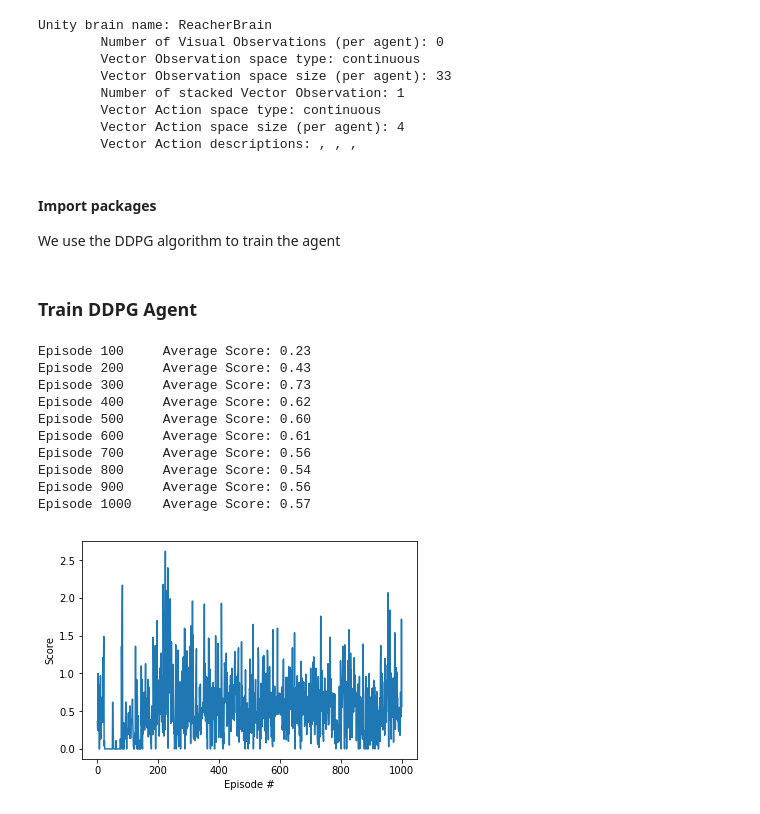
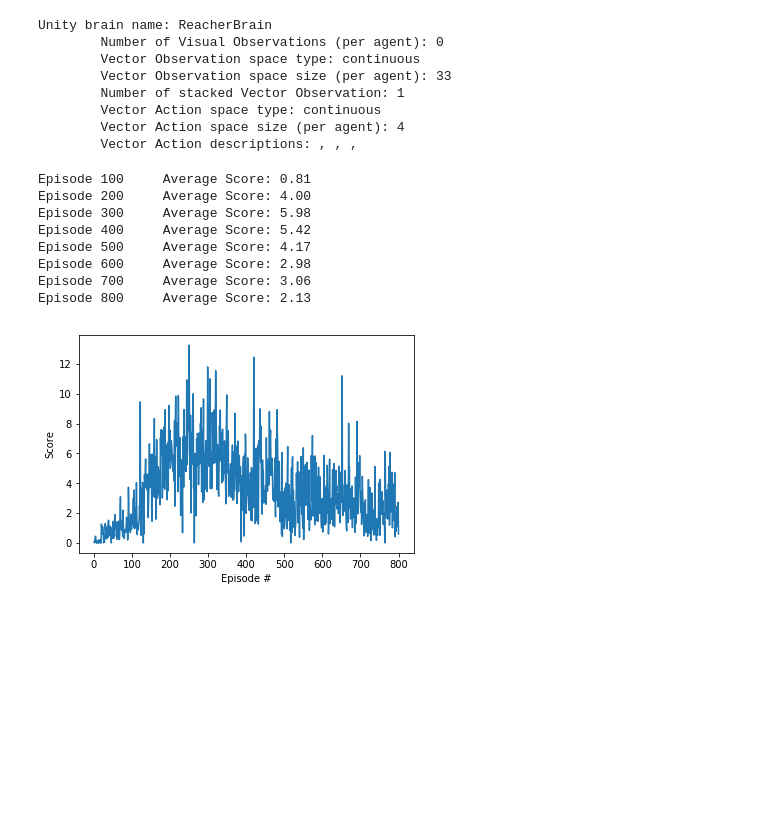
Before and after one commit to OlaAhmad/Continous_Control, a Jupyter notebook: Continuous_Control.ipynb, the cells around one changed output. Saved outputs shown, nothing was run; the diff lists cells and outputs as text; code cells hidden in the pictures; blank space fills up the shorter version.

Commit message:
retrain the agent

```diff
--- a/Continuous_Control.ipynb
+++ b/Continuous_Control.ipynb
@@ -179,9 +176,6 @@ env_info = env.reset(train_mode=True)[brain_name]
 states = env_info.vector_observations
 state_size = states.shape[1]
 num_agents = len(env_info.agents)
-# %% [markdown]
-#### Import packages
-We use the DDPG algorithm to train the agent
 # %%
 from DDPG_agent import Agent
 from collections import deque
@@ -189,12 +183,10 @@ import torch
 import matplotlib.pyplot as plt
 
 %matplotlib inline
-# %% [markdown]
-### Train DDPG Agent
 # %%
 agent = Agent(state_size, action_size, random_seed=2)
 
-def ddpg(n_episodes=1000, max_t=1000, print_every=100):
+def ddpg(n_episodes=800, max_t=1000, print_every=100):
     scores_window = deque(maxlen=100)
     scores =[]
     for i_episode in range(1, n_episodes + 1):
@@ -206,41 +198,39 @@ def ddpg(n_episodes=1000, max_t=1000, print_every=100):
             action = agent.act(state)
             env_info = env.step(action)[brain_name]
             next_state = env_info.vector_observations[0]
             reward = env_info.rewards[0]
             done = env_info.local_done[0]
             agent.step(state, action, reward, next_state, done)
             score += reward
             state = next_state
             if done:
                 break
         scores_window.append(score)
         scores.append(score)
         print('\rEpisode {}\tAverage Score: {:.2f}'.format(i_episode,
                                                            np.mean(scores_window)), end="")
         torch.save(agent.actor_local.state_dict(), "checkpoint_actor.pth")
         torch.save(agent.critic_local.state_dict(), "checkpoint_local.pth")
         if i_episode % print_every == 0:
             print('\rEpisode {}\tAverage Score: {:.2f}'.format(i_episode,
                                                                np.mean(scores_window)))
     return scores
 
 scores = ddpg()
 
 fig = plt.figure()
 ax = fig.add_subplot(111)
 plt.plot(np.arange(1, len(scores)+1), scores)
 plt.ylabel('Score')
 plt.xlabel('Episode #')
 plt.show()
 # %% [output]
-Episode 100     Average Score: 0.23
-Episode 200     Average Score: 0.43
-Episode 300     Average Score: 0.73
-Episode 400     Average Score: 0.62
-Episode 500     Average Score: 0.60
-Episode 600     Average Score: 0.61
-Episode 700     Average Score: 0.56
-Episode 800     Average Score: 0.54
-Episode 900     Average Score: 0.56
-Episode 1000    Average Score: 0.57
+Episode 100     Average Score: 0.81
+Episode 200     Average Score: 4.00
+Episode 300     Average Score: 5.98
+Episode 400     Average Score: 5.42
+Episode 500     Average Score: 4.17
+Episode 600     Average Score: 2.98
+Episode 700     Average Score: 3.06
+Episode 800     Average Score: 2.13
-[figure, old version]
+[figure, new version]
```
Also changed, not shown: parts of 3 cells of this notebook.
